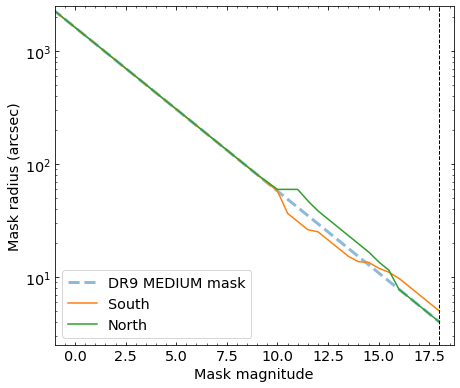
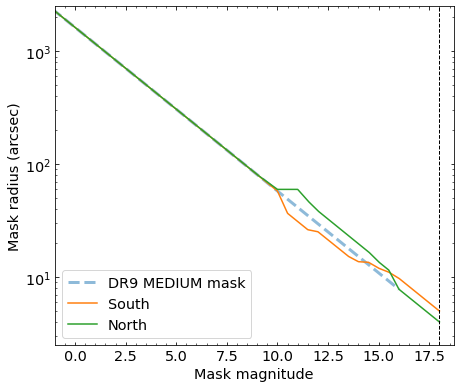
Code edit (unified diff) that turned the first committed figure into the second:
--- before
+++ after
@@ -1,7 +1,14 @@
+dr9_mags = np.linspace(-2, 16, 100)
+dr9_radius = 1630 * 1.396**(-dr9_mags)
+
+t = Table()
+t['mask_mag'] = dr9_mags
+t['mask_radius'] = dr9_radius
+t.write('zenodo/fig_20_gaia_dr9_medium.csv')
+
 mags_plot = np.linspace(-2, 18, 1000)
-dr9_radius = 1630 * 1.396**(-mags_plot)
 
 plt.figure(figsize=(6.5, 5.5))
-plt.plot(mags_plot, dr9_radius, label='DR9 MEDIUM mask', lw=3, ls='--', alpha=0.5)
+plt.plot(dr9_mags, dr9_radius, label='DR9 MEDIUM mask', lw=3, ls='--', alpha=0.5)
 plt.plot(mags_plot, gaia_radius_south(mags_plot), label='South')
 plt.plot(mags_plot, gaia_radius_north(mags_plot), label='North')

Commit: .